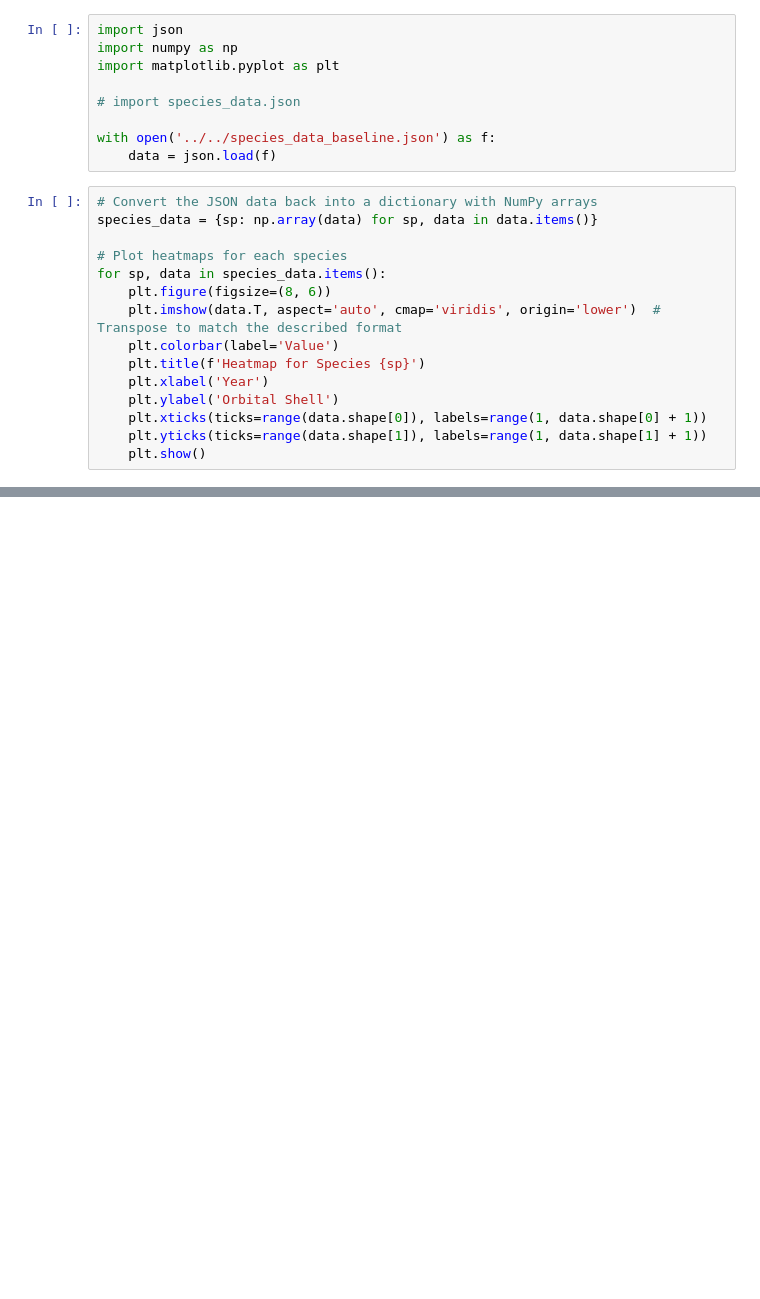
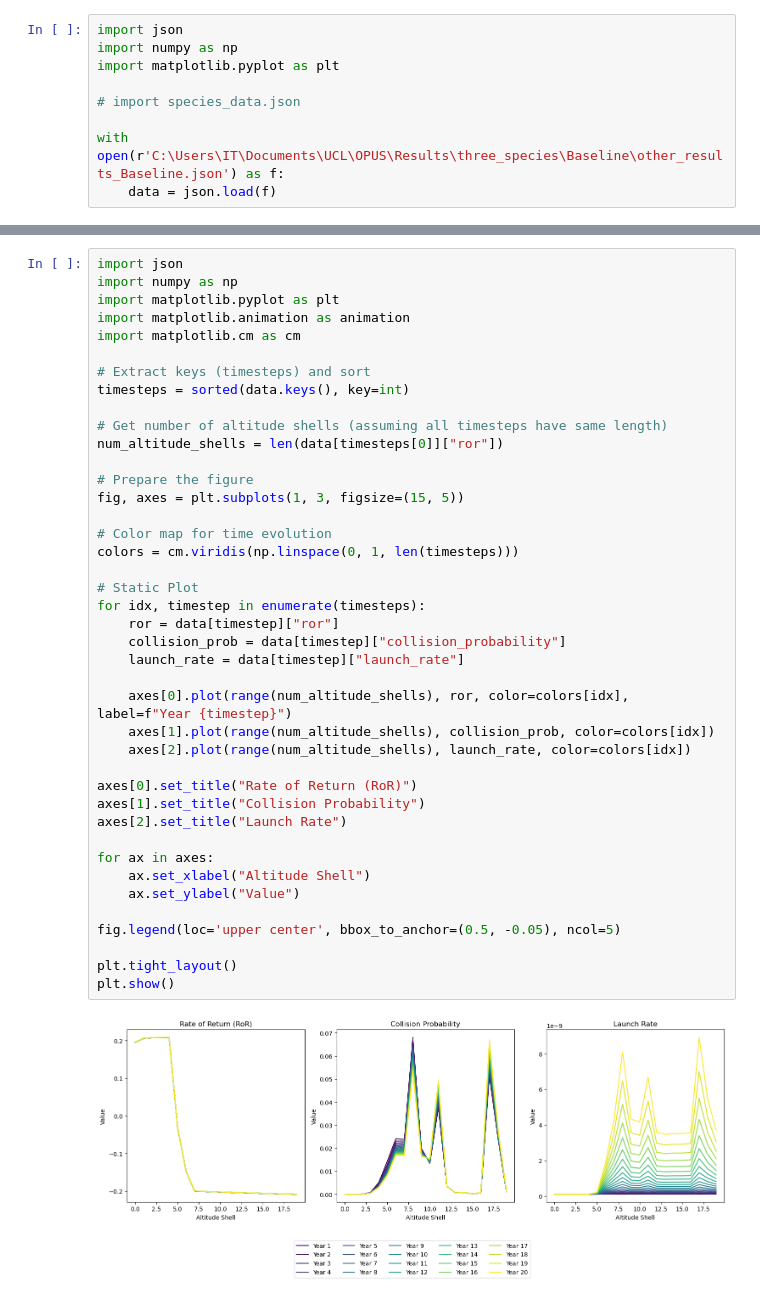
Before and after one commit to blueriver212/OPUS, a Jupyter notebook: OPUS/notebooks/tester.ipynb, the cells around one changed output, grey strips where cells are left out. Drawn from its saved outputs; the diff is of its cells as text; blank space fills up the shorter version.

```diff
--- a/OPUS/notebooks/tester.ipynb
+++ b/OPUS/notebooks/tester.ipynb
@@ -5,20 +5,5 @@ import matplotlib.pyplot as plt
 
 # import species_data.json
 
-with open('../../species_data_baseline.json') as f:
+with open(r'C:\Users\IT\Documents\UCL\OPUS\Results\three_species\Baseline\other_results_Baseline.json') as f:
     data = json.load(f)
-# %%
-# Convert the JSON data back into a dictionary with NumPy arrays
-species_data = {sp: np.array(data) for sp, data in data.items()}
-
-# Plot heatmaps for each species
-for sp, data in species_data.items():
-    plt.figure(figsize=(8, 6))
-    plt.imshow(data.T, aspect='auto', cmap='viridis', origin='lower')  # Transpose to match the described format
-    plt.colorbar(label='Value')
-    plt.title(f'Heatmap for Species {sp}')
-    plt.xlabel('Year')
-    plt.ylabel('Orbital Shell')
-    plt.xticks(ticks=range(data.shape[0]), labels=range(1, data.shape[0] + 1))
-    plt.yticks(ticks=range(data.shape[1]), labels=range(1, data.shape[1] + 1))
-    plt.show()
@@ -30,0 +30,43 @@ for sp, data in species_data.items():
+# %%
+import json
+import numpy as np
+import matplotlib.pyplot as plt
+import matplotlib.animation as animation
+import matplotlib.cm as cm
+
+# Extract keys (timesteps) and sort
+timesteps = sorted(data.keys(), key=int)
+
+# Get number of altitude shells (assuming all timesteps have same length)
+num_altitude_shells = len(data[timesteps[0]]["ror"])
+
+# Prepare the figure
+fig, axes = plt.subplots(1, 3, figsize=(15, 5))
+
+# Color map for time evolution
+colors = cm.viridis(np.linspace(0, 1, len(timesteps)))
+
+# Static Plot
+for idx, timestep in enumerate(timesteps):
+    ror = data[timestep]["ror"]
+    collision_prob = data[timestep]["collision_probability"]
+    launch_rate = data[timestep]["launch_rate"]
+
+    axes[0].plot(range(num_altitude_shells), ror, color=colors[idx], label=f"Year {timestep}")
+    axes[1].plot(range(num_altitude_shells), collision_prob, color=colors[idx])
+    axes[2].plot(range(num_altitude_shells), launch_rate, color=colors[idx])
+
+axes[0].set_title("Rate of Return (RoR)")
+axes[1].set_title("Collision Probability")
+axes[2].set_title("Launch Rate")
+
+for ax in axes:
+    ax.set_xlabel("Altitude Shell")
+    ax.set_ylabel("Value")
+
+fig.legend(loc='upper center', bbox_to_anchor=(0.5, -0.05), ncol=5)
+
+plt.tight_layout()
+plt.show()
+# %% [output]
+[figure, added]
```
Also changed, not shown: parts of 3 cells of this notebook, 8 other files.
